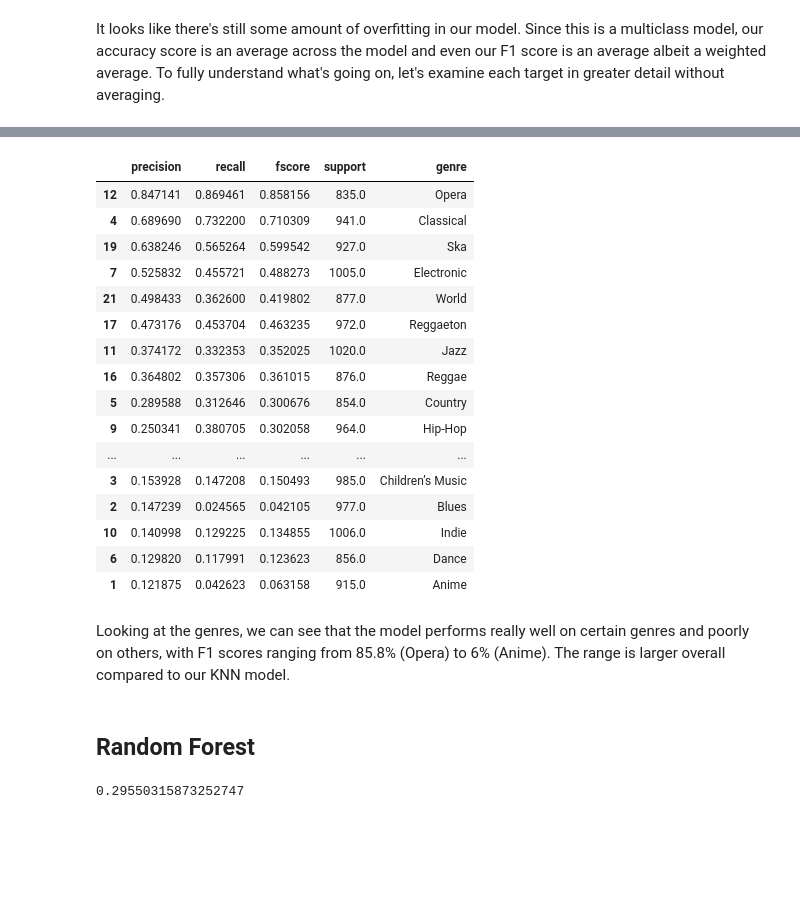
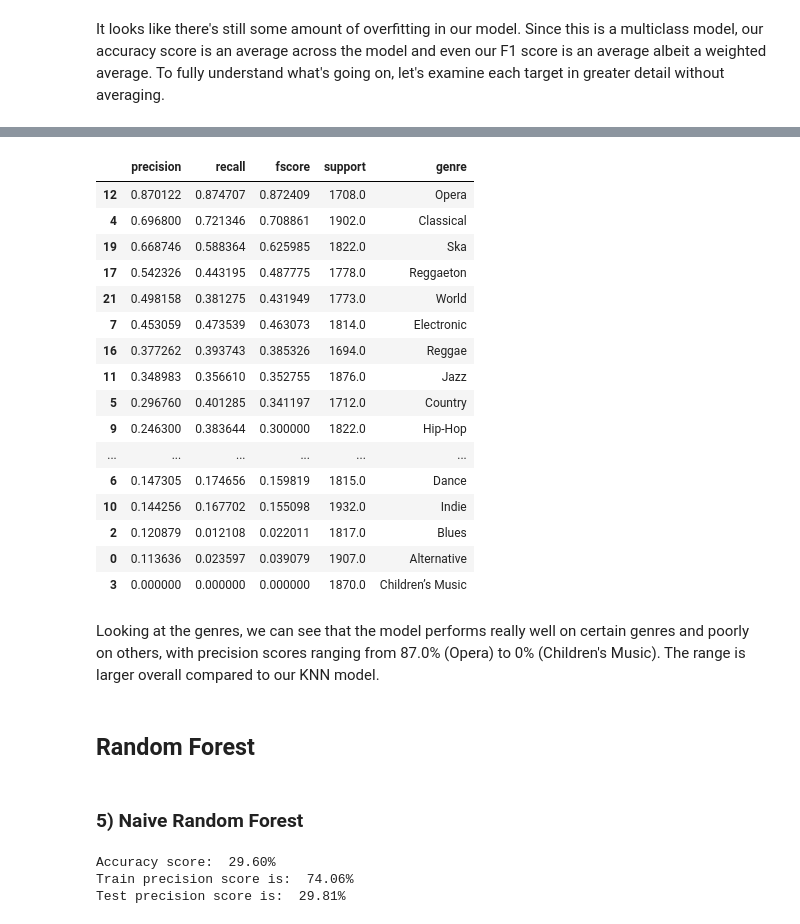
Before and after one commit to jayktee/metis, a Jupyter notebook: classification/full-project-classification.ipynb, the cells around one changed output, grey strips where cells are left out. Drawn from its saved outputs; the diff is of its cells as text; code cells hidden in the pictures; blank space fills up the shorter version.

```diff
--- a/classification/full-project-classification.ipynb
+++ b/classification/full-project-classification.ipynb
@@ -269,8 +362,13 @@ Let's see if a decision tree model will do better.
 # %%
+# Naive decision tree
 from sklearn.tree import DecisionTreeClassifier
 
-decisiontree = DecisionTreeClassifier()
+decisiontree_naive = DecisionTreeClassifier()
+decisiontree_naive.fit(X_train, y_train)
+ypred_nv_dt = decisiontree_naive.predict(X_train)
+ypred_nv_dt_test = decisiontree_naive.predict(X_test)
+dt_naive_y_score = decisiontree_naive.predict_proba(X_test)
 
-params = [{'max_depth': [10, 15, 20, 25, 30],
-           'max_leaf_nodes': [200, 250, 300, 350, 400, 450, 500],
-           'class_weight': ['balanced']}]
+print('Accuracy score: {:6.2f}%'.format(100*metrics.accuracy_score(y_test, ypred_nv_dt_test)))
+print('Train precision score is: {:6.2f}%'.format(100*precision_score(y_train, ypred_nv_dt, average='weighted')))
+print('Test precision score is: {:6.2f}%'.format(100*precision_score(y_test, ypred_nv_dt_test, average='weighted')))
@@ -277,5 +409,10 @@ params = [{'max_depth': [10, 15, 20, 25, 30],
 # %%
 # GridSearch for decision tree best model
+
+decisiontree = DecisionTreeClassifier()
+params = [{'max_depth': [10, 15, 20, 25, 30],
+           'max_leaf_nodes': [200, 250, 300, 350, 400, 450, 500, None],
+           'class_weight': ['balanced']}]
 
 # random shuffle
 kfold = KFold(n_splits=5, shuffle=True, random_state=0)
@@ -287,7 +424,7 @@ scoring_functions = {'precision': make_scorer(precision_score, average = 'weight
                     }
 
 #Use GridSearch
-grid_dt = GridSearchCV(decisiontree, params, scoring=scoring_functions, cv=kfold, refit='f1')
+grid_dt = GridSearchCV(decisiontree, params, scoring=scoring_functions, cv=kfold, refit='precision')
 
 #Fit the model
 best_model_dt = grid_dt.fit(X_train, y_train)
@@ -317,39 +501,50 @@ There's still an amount of overfitting, so if we choose this model we can go bac
 # %%
-prfs_dt = precision_recall_fscore_support(y_test, y_predict_dt_test, average=None)
+prfs_dt = precision_recall_fscore_support(y_test, y_predict_dt_test, average=None, zero_division=0)
 prfs_dt = pd.DataFrame(prfs_dt).T
 prfs_dt['genre'] = ['Alternative', 'Anime', 'Blues', 'Children’s Music',
        'Classical', 'Country', 'Dance', 'Electronic', 'Folk', 'Hip-Hop',
        'Indie', 'Jazz', 'Opera', 'Pop', 'R&B', 'Rap', 'Reggae',
        'Reggaeton', 'Rock', 'Ska', 'Soul', 'World']
 prfs_dt.columns = ["precision", "recall",  "fscore",  "support", "genre"]
 prfs_dt.sort_values('precision', ascending=False)
 # %% [output]
 |  | precision | recall | fscore | support | genre |
-| 12 | 0.847141 | 0.869461 | 0.858156 | 835.0 | Opera |
-| 4 | 0.689690 | 0.732200 | 0.710309 | 941.0 | Classical |
-| 19 | 0.638246 | 0.565264 | 0.599542 | 927.0 | Ska |
-| 7 | 0.525832 | 0.455721 | 0.488273 | 1005.0 | Electronic |
-| 21 | 0.498433 | 0.362600 | 0.419802 | 877.0 | World |
-| 17 | 0.473176 | 0.453704 | 0.463235 | 972.0 | Reggaeton |
-| 11 | 0.374172 | 0.332353 | 0.352025 | 1020.0 | Jazz |
-| 16 | 0.364802 | 0.357306 | 0.361015 | 876.0 | Reggae |
-| 5 | 0.289588 | 0.312646 | 0.300676 | 854.0 | Country |
-| 9 | 0.250341 | 0.380705 | 0.302058 | 964.0 | Hip-Hop |
+| 12 | 0.870122 | 0.874707 | 0.872409 | 1708.0 | Opera |
+| 4 | 0.696800 | 0.721346 | 0.708861 | 1902.0 | Classical |
+| 19 | 0.668746 | 0.588364 | 0.625985 | 1822.0 | Ska |
+| 17 | 0.542326 | 0.443195 | 0.487775 | 1778.0 | Reggaeton |
+| 21 | 0.498158 | 0.381275 | 0.431949 | 1773.0 | World |
+| 7 | 0.453059 | 0.473539 | 0.463073 | 1814.0 | Electronic |
+| 16 | 0.377262 | 0.393743 | 0.385326 | 1694.0 | Reggae |
+| 11 | 0.348983 | 0.356610 | 0.352755 | 1876.0 | Jazz |
+| 5 | 0.296760 | 0.401285 | 0.341197 | 1712.0 | Country |
+| 9 | 0.246300 | 0.383644 | 0.300000 | 1822.0 | Hip-Hop |
 | ... | ... | ... | ... | ... | ... |
-| 3 | 0.153928 | 0.147208 | 0.150493 | 985.0 | Children’s Music |
-| 2 | 0.147239 | 0.024565 | 0.042105 | 977.0 | Blues |
-| 10 | 0.140998 | 0.129225 | 0.134855 | 1006.0 | Indie |
-| 6 | 0.129820 | 0.117991 | 0.123623 | 856.0 | Dance |
-| 1 | 0.121875 | 0.042623 | 0.063158 | 915.0 | Anime |
+| 6 | 0.147305 | 0.174656 | 0.159819 | 1815.0 | Dance |
+| 10 | 0.144256 | 0.167702 | 0.155098 | 1932.0 | Indie |
+| 2 | 0.120879 | 0.012108 | 0.022011 | 1817.0 | Blues |
+| 0 | 0.113636 | 0.023597 | 0.039079 | 1907.0 | Alternative |
+| 3 | 0.000000 | 0.000000 | 0.000000 | 1870.0 | Children’s Music |
 # %% [markdown]
-Looking at the genres, we can see that the model performs really well on certain genres and poorly on others, with F1 scores ranging from 85.8% (Opera) to 6% (Anime). The range is larger overall compared to our KNN model.
+Looking at the genres, we can see that the model performs really well on certain genres and poorly on others, with precision scores ranging from 87.0% (Opera) to 0% (Children's Music). The range is larger overall compared to our KNN model.
 # %% [markdown]
 ## Random Forest
+# %% [markdown]
+### 5) Naive Random Forest
 # %%
 from sklearn.ensemble import RandomForestClassifier
+
+# Naive RF
+randomforest_naive = RandomForestClassifier()
+randomforest_naive.fit(X_train, y_train)
+ypred_nv_rf = randomforest_naive.predict(X_train)
+ypred_nv_rf_test = randomforest_naive.predict(X_test)
+rf_nv_y_score = randomforest_naive.predict_proba(X_test)
+
+print('Accuracy score: {:6.2f}%'.format(100*metrics.accuracy_score(y_test, ypred_nv_rf_test)))
+print('Train precision score is: {:6.2f}%'.format(100*precision_score(y_train, ypred_nv_rf, average='weighted')))
+print('Test precision score is: {:6.2f}%'.format(100*precision_score(y_test, ypred_nv_rf_test, average='weighted')))
+# %% [output]
+Accuracy score:  29.60%
+Train precision score is:  74.06%
+Test precision score is:  29.81%
-# %%
-randomforest = RandomForestClassifier(n_estimators=75)
-randomforest.fit(X_train, y_train)
-randomforest.score(X_test, y_test)
-# %% [output]
-0.29550315873252747
```
Also changed, not shown: parts of 79 cells of this notebook, 1 other file.
